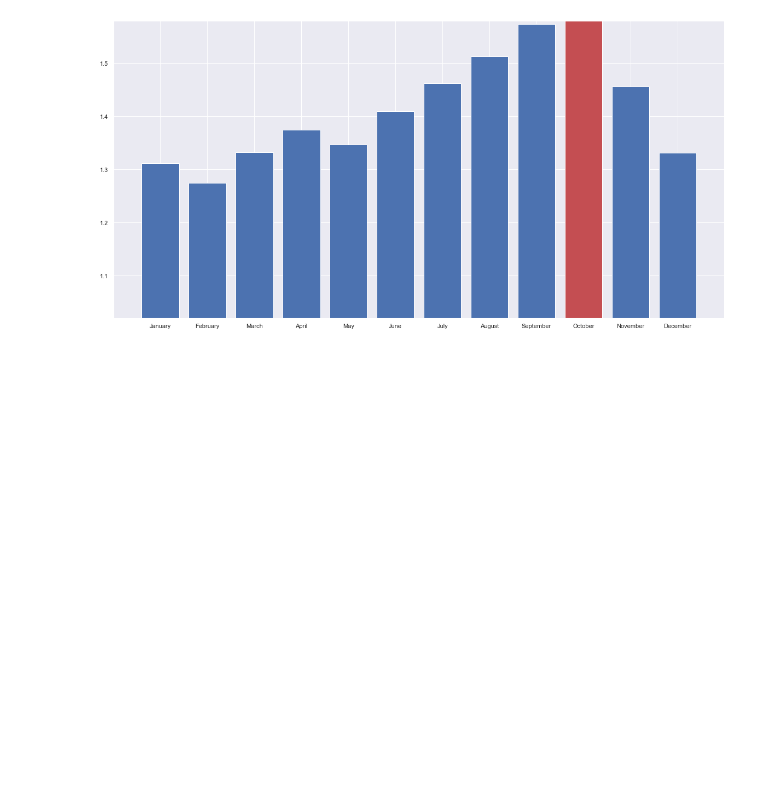
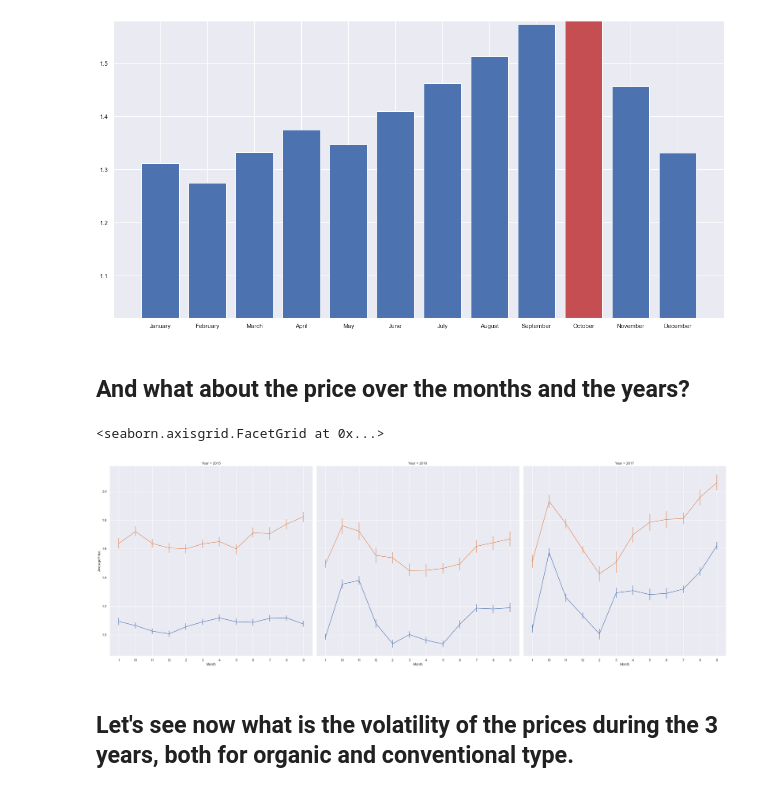
Before and after one commit to clone95/Prices-of-Avocados, a Jupyter notebook: EDA.ipynb, the cells around one changed output. Drawn from its saved outputs; the diff is of its cells as text; code cells hidden in the pictures; blank space fills up the shorter version.

Commit message:
continuing study of prices

```diff
--- a/EDA.ipynb
+++ b/EDA.ipynb
@@ -163,3 +164,13 @@ plt.ylim([min(grouped.AveragePrice)-0.2*min(grouped.AveragePrice), max(grouped.A
 # %% [output]
 (1.0195092592592583, 1.5796825396825367)
 [figure]
+# %% [markdown]
+## And what about the price over the months and the years?
+# %%
+g = sns.FacetGrid(data.query("year != 2018"), col='Year', size=10, hue='type', legend_out=True, )
+g.map(sns.lineplot, "Month", "AveragePrice", markers=True, err_style="bars")
+# %% [output]
+<seaborn.axisgrid.FacetGrid at 0x...>
+[figure, added]
+# %% [markdown]
+## Let's see now what is the volatility of the prices during the 3 years, both for organic and conventional type.
```
Also changed, not shown: parts of 6 cells of this notebook.
